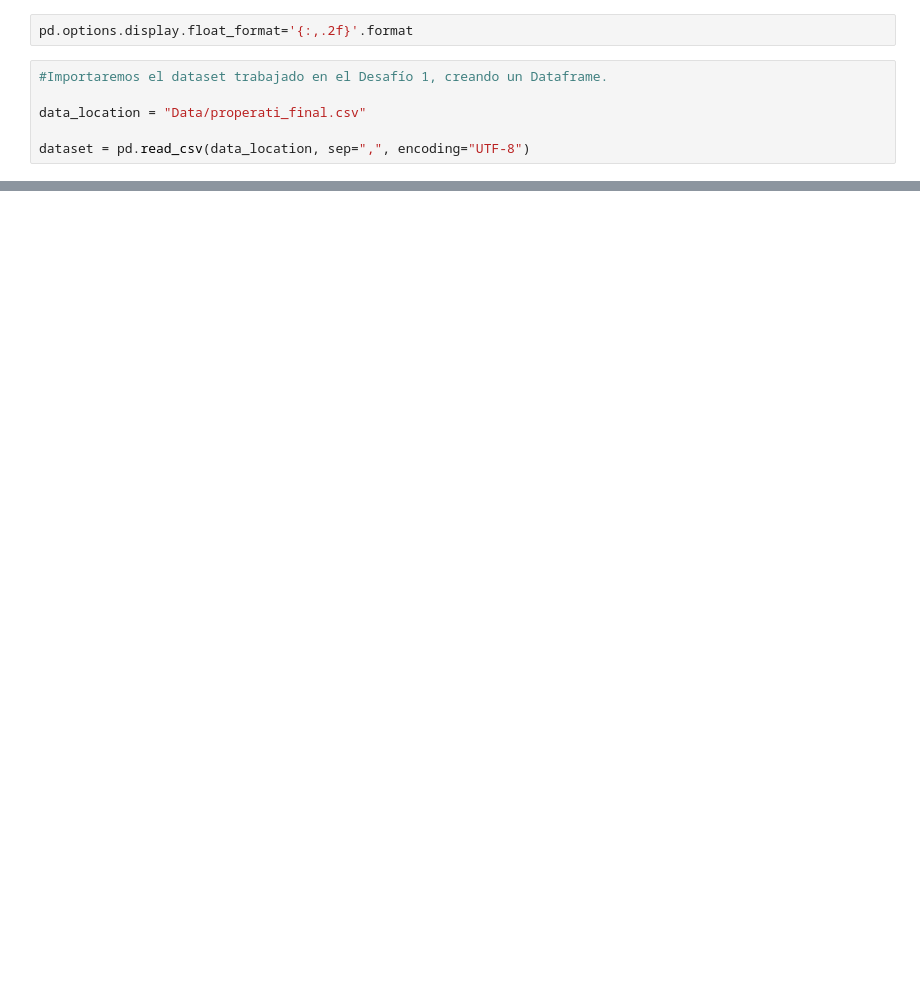
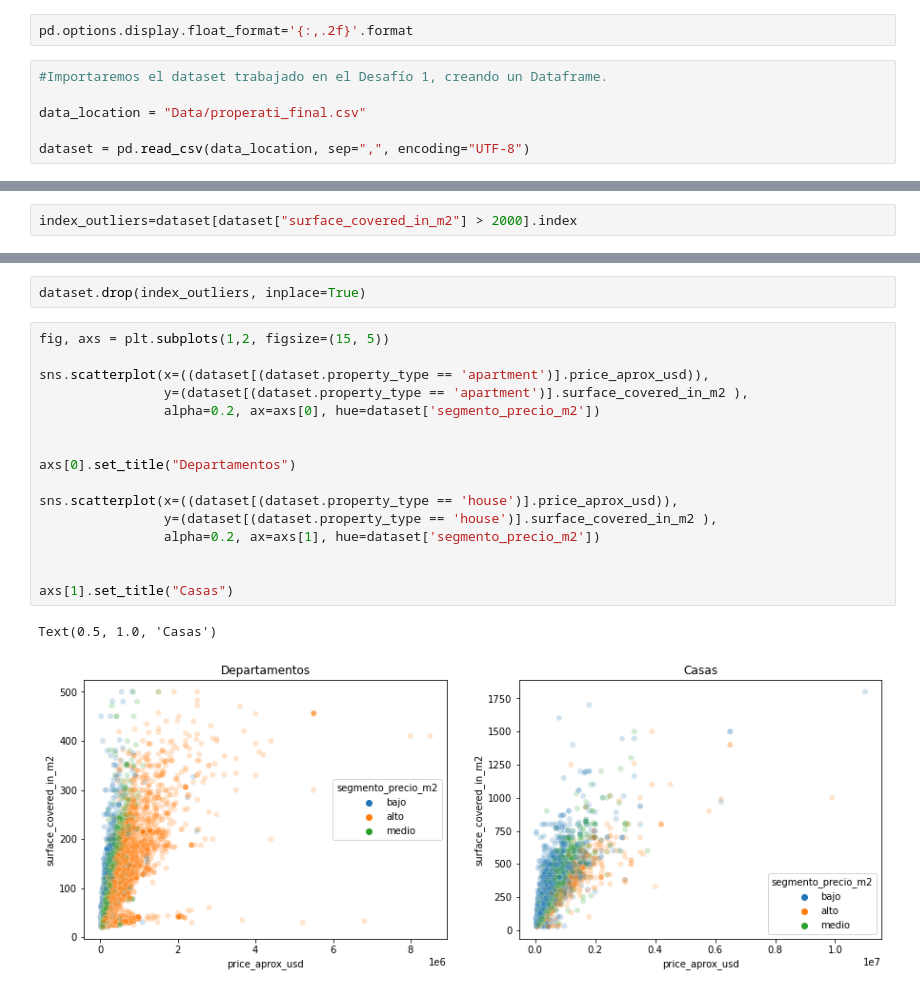
Before and after one commit to Luchiii89/DH_grupo_6, a Jupyter notebook: Desafio_2.ipynb, the cells around one changed output, grey strips where cells are left out. Cells and saved outputs as stored; diff of their text form; blank space fills up the shorter version.

```diff
--- a/Desafio_2.ipynb
+++ b/Desafio_2.ipynb
@@ -64,0 +113,2 @@ dataset.shape
+# %%
+index_outliers=dataset[dataset["surface_covered_in_m2"] > 2000].index
@@ -64,0 +123,21 @@ dataset.shape
+# %%
+dataset.drop(index_outliers, inplace=True)
+# %%
+fig, axs = plt.subplots(1,2, figsize=(15, 5))
+
+sns.scatterplot(x=((dataset[(dataset.property_type == 'apartment')].price_aprox_usd)),
+                y=(dataset[(dataset.property_type == 'apartment')].surface_covered_in_m2 ),
+                alpha=0.2, ax=axs[0], hue=dataset['segmento_precio_m2'])
+
+
+axs[0].set_title("Departamentos")
+
+sns.scatterplot(x=((dataset[(dataset.property_type == 'house')].price_aprox_usd)),
+                y=(dataset[(dataset.property_type == 'house')].surface_covered_in_m2 ),
+                alpha=0.2, ax=axs[1], hue=dataset['segmento_precio_m2'])
+
+
+axs[1].set_title("Casas")
+# %% [output]
+Text(0.5, 1.0, 'Casas')
+[figure, added]
```
Also changed, not shown: parts of 18 cells of this notebook.
